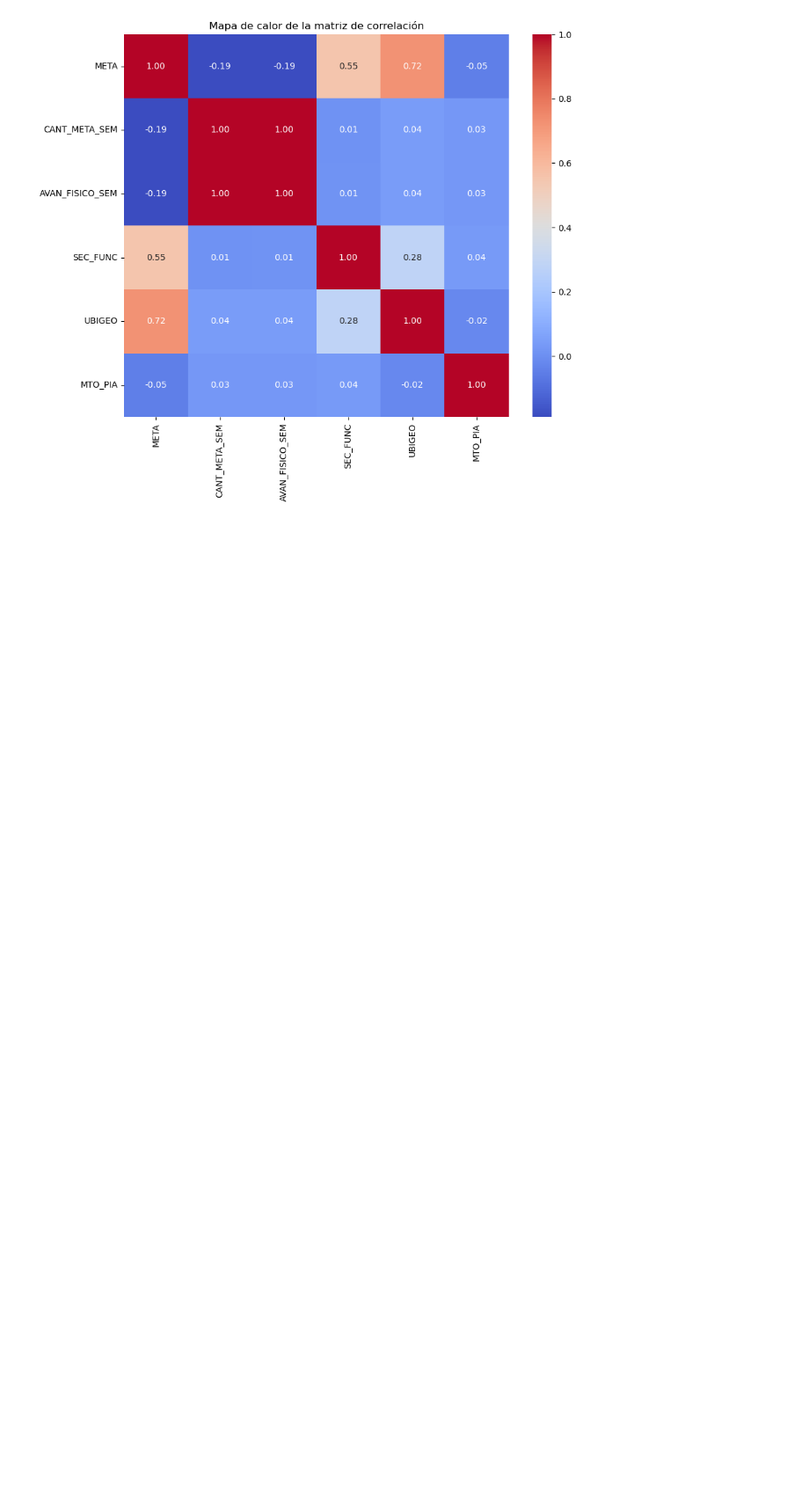
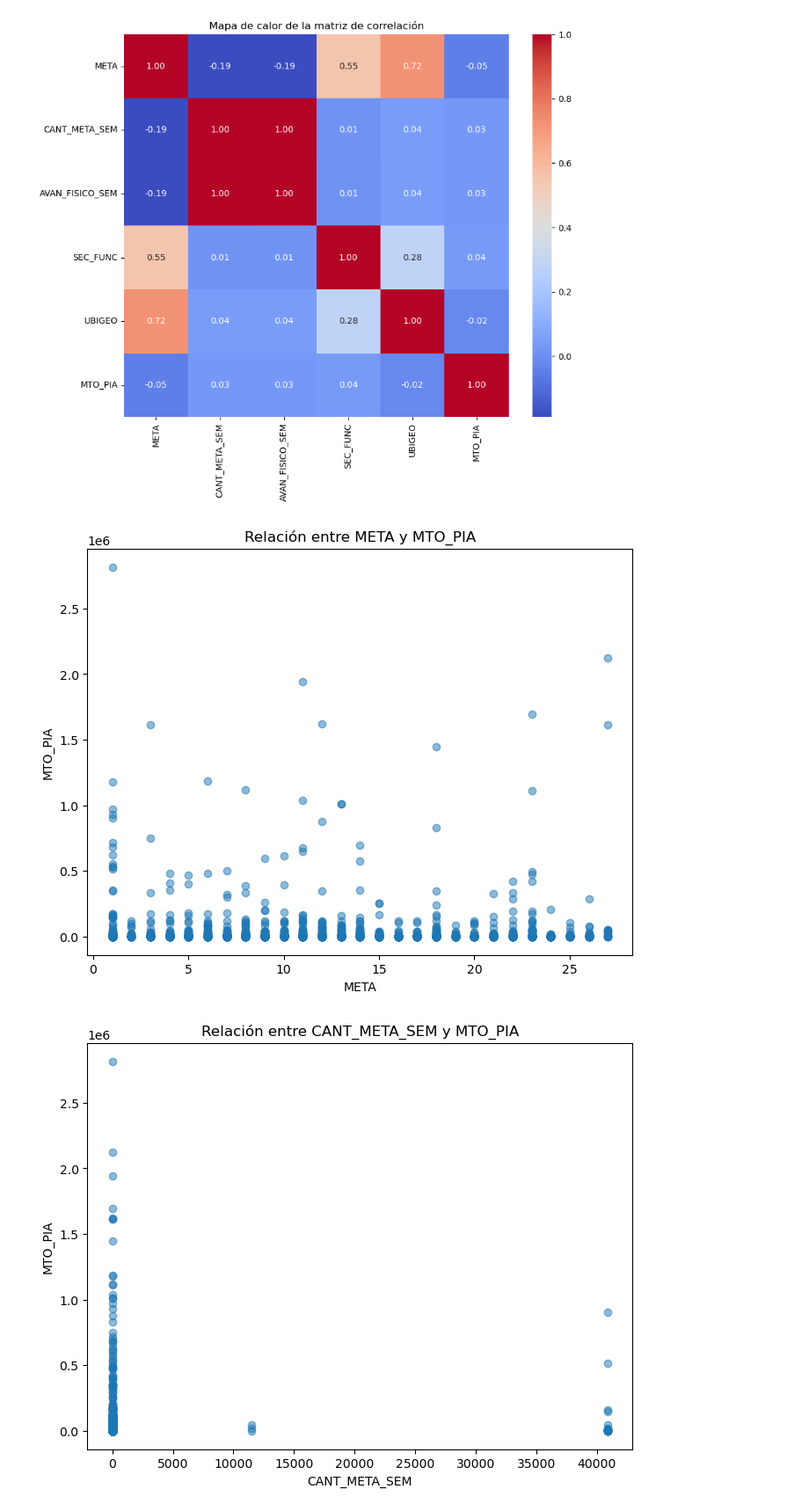
Before and after one commit to JLeandroJM/Project1_MachineL, a Jupyter notebook: main.ipynb, the cells around one changed output. Shown at 88% size. Drawn from its saved outputs; the diff is of its cells as text; code cells hidden in the pictures; blank space fills up the shorter version.

```diff
--- a/main.ipynb
+++ b/main.ipynb
@@ -54,6 +85,6 @@ train_ff = train_f[columnas_distincts]
 # %%
 
-columnas_numericas = train_ff.select_dtypes(include=['number']).columns
+columnas_numericas = train_ff.select_dtypes(include=['int']).columns
 
 train_fff = train_ff[columnas_numericas]
 
@@ -95,3 +163,21 @@ plt.title('Mapa de calor de la matriz de correlación')
 plt.show()
 # %% [output]
 [figure]
+# %%
+
+
+
+variable_objetivo = 'MTO_PIA'
+
+
+for columna in train_fff.columns:
+    if columna != variable_objetivo:
+        plt.figure(figsize=(8, 6))
+        plt.scatter(train_fff[columna], train_fff[variable_objetivo], alpha=0.5)
+        plt.title(f'Relación entre {columna} y {variable_objetivo}')
+        plt.xlabel(columna)
+        plt.ylabel(variable_objetivo)
+        plt.show()
+# %% [output]
+[figure, added]
+[figure, added]
```
Also changed, not shown: parts of 5 cells of this notebook.
